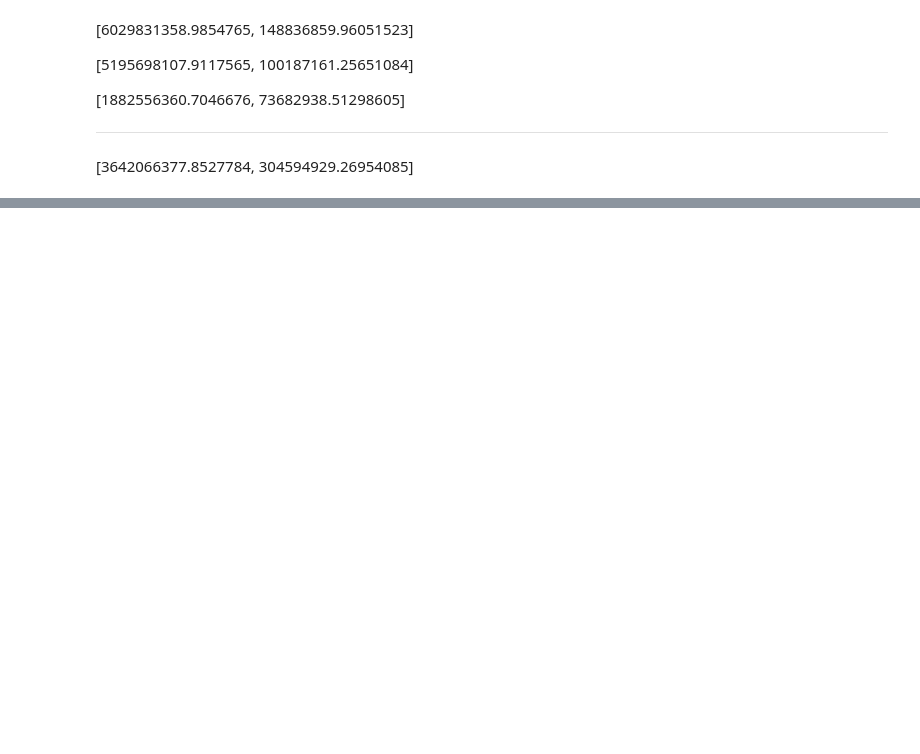
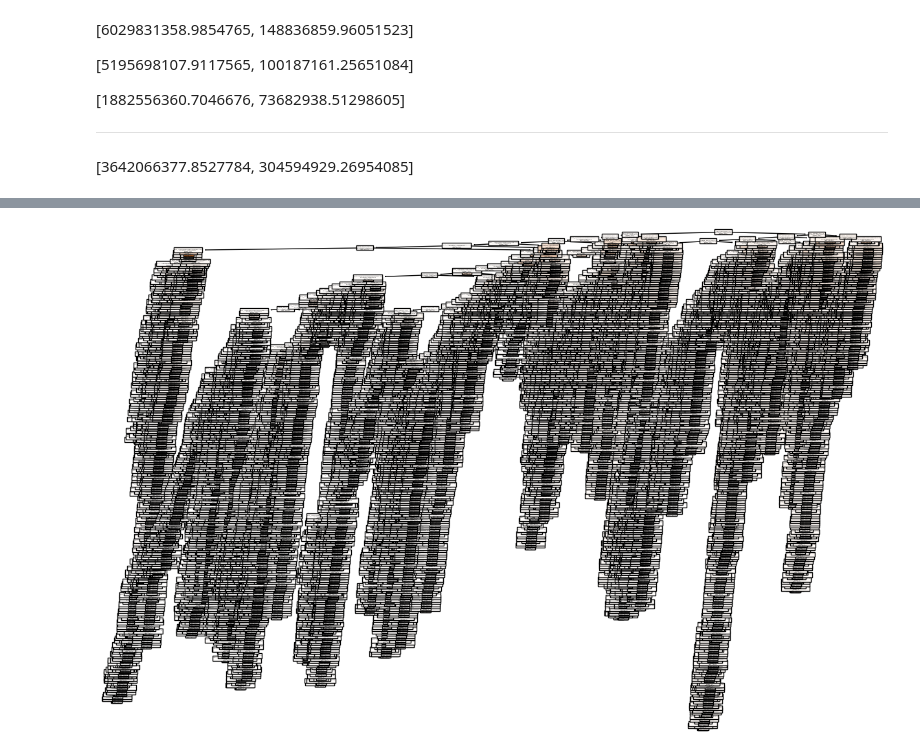
Before and after one commit to DataVizU/JobWantedAnalysis-ChinaVis2024, a Jupyter notebook: 03-DecisionTree.ipynb, the cells around one changed output, grey strips where cells are left out. Drawn from its saved outputs; the diff is of its cells as text; code cells hidden in the pictures; blank space fills up the shorter version.

```diff
--- a/03-DecisionTree.ipynb
+++ b/03-DecisionTree.ipynb
@@ -303,4 +371,8 @@ legend_list
 # %%
-plt.figure(figsize=(15, 10))
-plot_tree(model, feature_names=onehot_feature_names, filled=True)
+plt.figure(figsize=(15,10))
+plot_tree(model,
+          feature_names=onehot_feature_names,
+          filled=True)
 plt.show()
+# %% [output]
+[figure, added]
```
Also changed, not shown: parts of 27 cells of this notebook, 2 other files.
